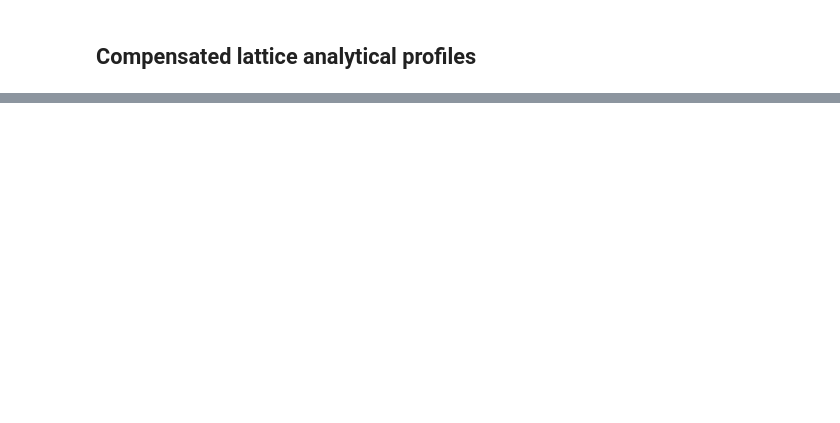
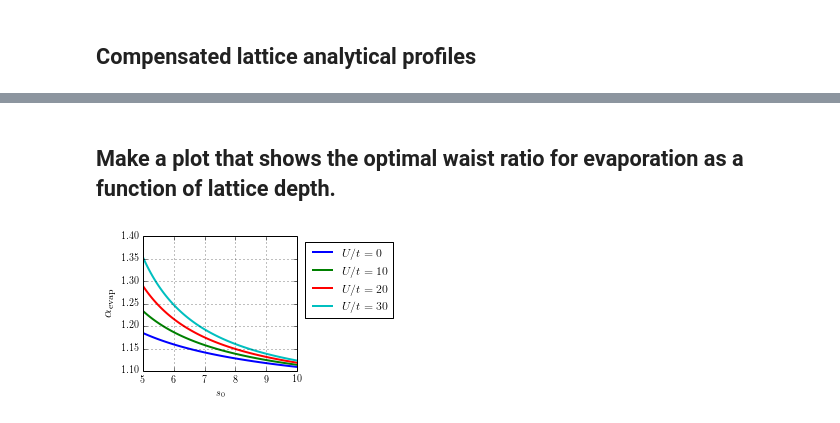
Before and after one commit to PedroMDuarte/lattice_3D_ipynb, a Jupyter notebook: GeneralAspects.ipynb, the cells around one changed output, grey strips where cells are left out. Drawn from its saved outputs; the diff is of its cells as text; code cells hidden in the pictures; blank space fills up the shorter version.

```diff
--- a/GeneralAspects.ipynb
+++ b/GeneralAspects.ipynb
@@ -293,0 +290,37 @@ g0 =  6.09786232316
+# %% [markdown]
+## Make a plot that shows the optimal waist ratio for evaporation as a function of lattice depth.
+# %%
+from matplotlib import rc
+rc('font',**{'family':'serif'})
+rc('text', usetex=True)
+
+fig = plt.figure(figsize=(4.2,2.6))
+gs = matplotlib.gridspec.GridSpec( 1,1, \
+        wspace=0.25, left=0.14, right=0.65, bottom=0.18, top=0.9)
+ax = fig.add_subplot( gs[0,0])
+
+def tunnel( s ):
+    return 4./np.sqrt(np.pi) * ( s**(3./4.)) * np.exp( -2.*np.sqrt( s) )
+
+def optimal_alpha( s0, U):
+    # U is given in units of t, so here we convert it to recoil
+    Urec = U * tunnel(s0)
+    return  np.sqrt( (4.*s0 - 2.*np.sqrt(s0) ) / ( 4.*s0 - 4.*np.sqrt(s0) - Urec )  )
+
+s0s = np.linspace( 5., 10. , 100 )
+Us = [0., 10, 20., 30. ]
+for U in Us:
+    ax.plot( s0s, optimal_alpha( s0s, U ) , lw=2, label='$U/t=%d$'%U  )
+
+ax.set_xlabel(r'$s_{0}$')
+ax.set_ylabel(r'$\alpha_{\mathrm{evap}}$', fontsize=14)
+ax.grid()
+
+
+ax.legend( bbox_to_anchor=(1.01,1.00), \
+        loc='upper left', numpoints=2, \
+        prop={'size':12}, handlelength=2.2, handletextpad=0.5 )
+
+fig.savefig('GeneralAspects_figures/alpha-evap-optimal.png', dpi=300)
+# %% [output]
+[figure, added]
```
Also changed, not shown: parts of 10 cells of this notebook, 43 other files.
